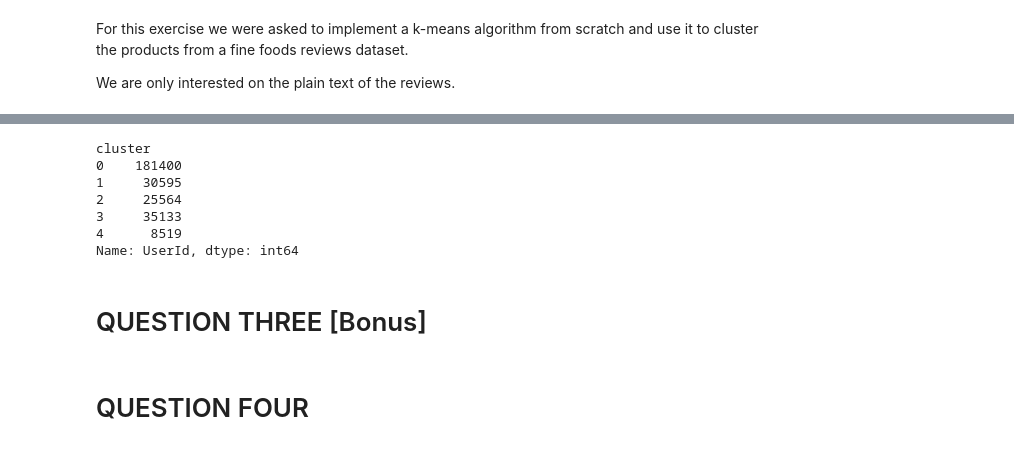
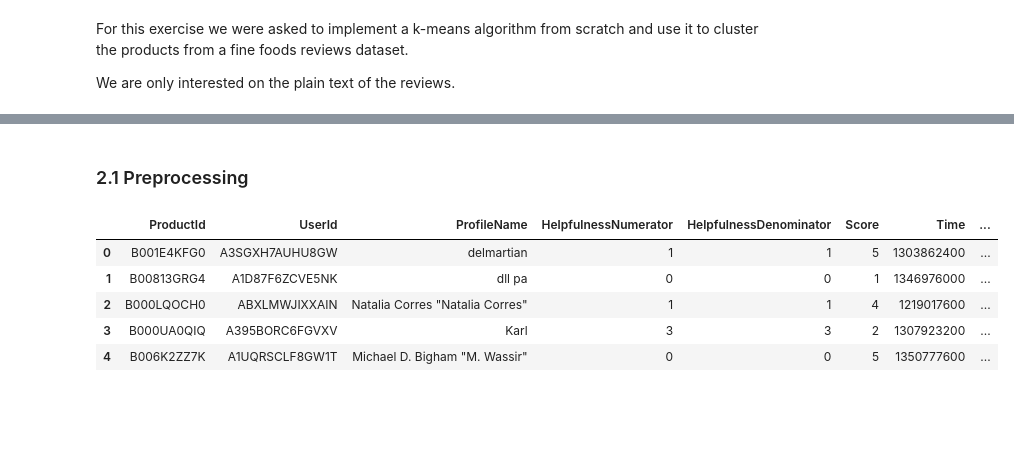
Before and after one commit to Jeremy98-alt/ADM-HW4, a Jupyter notebook: ADM-HW4 Final.ipynb, the cells around one changed output, grey strips where cells are left out. Saved outputs shown, nothing was run; the diff lists cells and outputs as text; code cells hidden in the pictures; blank space fills up the shorter version.

```diff
--- a/ADM-HW4 Final.ipynb
+++ b/ADM-HW4 Final.ipynb
@@ -141,14 +68,13 @@ This allow us to return users that are writer for the reviews per each cluster.
-# %%
-fun.usersWritingCluster(new_df, dt)
-# %% [output]
-cluster
-0    181400
-1     30595
-2     25564
-3     35133
-4      8519
-Name: UserId, dtype: int64
-# %% [markdown]
-# QUESTION THREE [Bonus]
-# %% [markdown]
-# QUESTION FOUR
+# %% [markdown]
+### 2.1 Preprocessing
+# %%
+df = pd.read_csv('./Reviews.csv', sep=",", usecols = [i for i in range(1,10)])
+# %%
+df.head()
+# %% [output]
+|  | ProductId | UserId | ProfileName | HelpfulnessNumerator | HelpfulnessDenominator | Score | Time | ... |
+| 0 | B001E4KFG0 | A3SGXH7AUHU8GW | delmartian | 1 | 1 | 5 | 1303862400 | ... |
+| 1 | B00813GRG4 | A1D87F6ZCVE5NK | dll pa | 0 | 0 | 1 | 1346976000 | ... |
+| 2 | B000LQOCH0 | ABXLMWJIXXAIN | Natalia Corres "Natalia Corres" | 1 | 1 | 4 | 1219017600 | ... |
+| 3 | B000UA0QIQ | A395BORC6FGVXV | Karl | 3 | 3 | 2 | 1307923200 | ... |
+| 4 | B006K2ZZ7K | A1UQRSCLF8GW1T | Michael D. Bigham "M. Wassir" | 0 | 0 | 5 | 1350777600 | ... |
```
Also changed, not shown: parts of 59 cells of this notebook.
